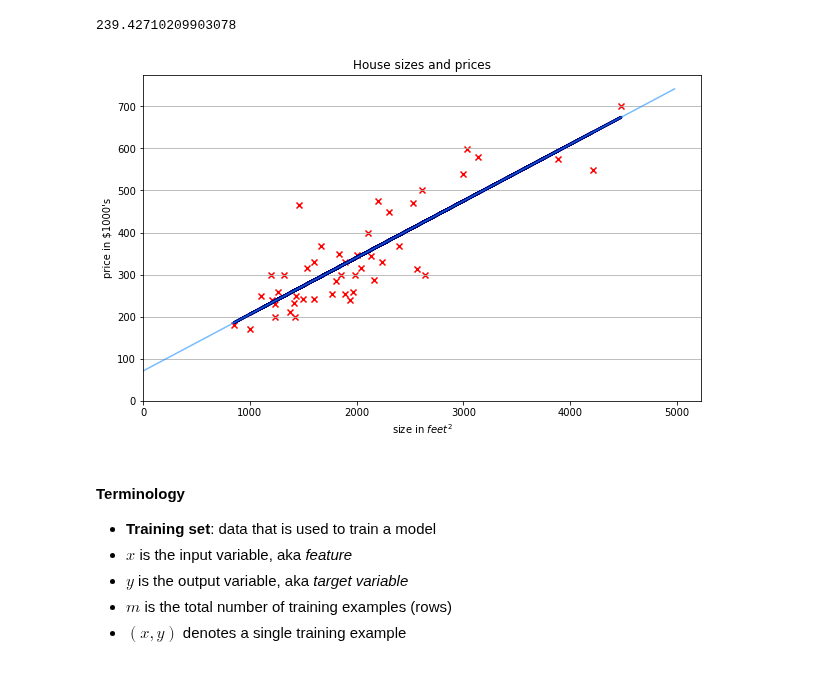
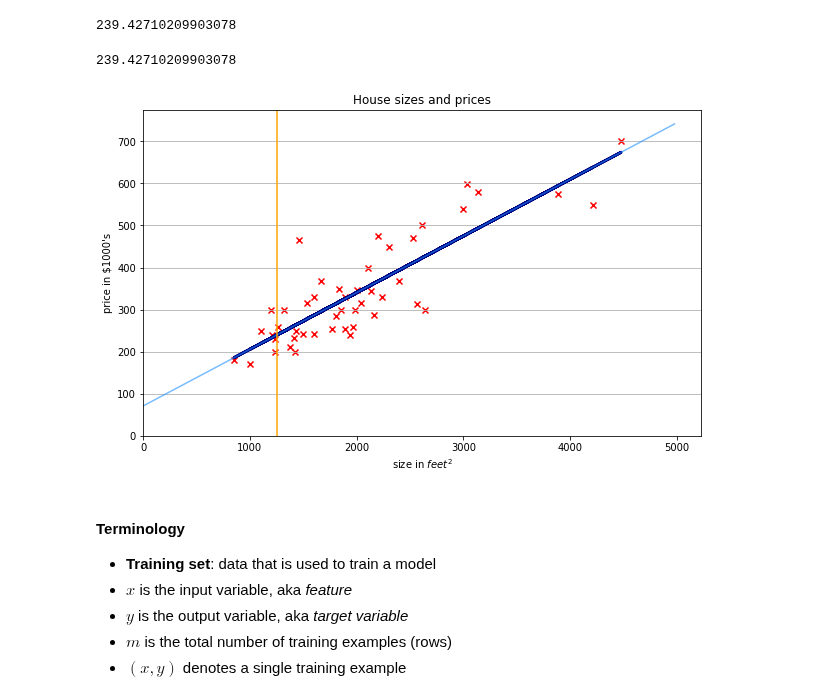
Before and after one commit to PaulToronto/Stanford-Andrew-Ng-Machine-Learning-Specialization, a Jupyter notebook: 1_1_Introduction_to_Machine_Learning.ipynb, the cells around one changed output. Saved outputs shown, nothing was run; the diff lists cells and outputs as text; code cells hidden in the pictures.

```diff
--- a/1_1_Introduction_to_Machine_Learning.ipynb
+++ b/1_1_Introduction_to_Machine_Learning.ipynb
@@ -187,8 +187,8 @@ plt.show()
 # %% [output]
 [figure]
 # %%
-X = portland[['Size']]
-y = portland['Price']
+X = np.array(portland[['Size']])
+y = np.array(portland['Price'])
 
 model = LinearRegression()
 model.fit(X, y)
@@ -205,30 +205,37 @@ size_1250_predict = model.intercept_ + 1250 * model.coef_[0]
 size_1250_predict
 # %% [output]
 239.42710209903078
+# %%
+model.predict(np.array([1250]).reshape(1, 1))[0]
+# %% [output]
+239.42710209903078
 # %%
 plt.figure(figsize=(10, 6))
 plt.scatter(X,
             y,
             marker='x',
             color='red');
 
 # regression line - two ways
 house_size = np.linspace(0, portland['Size'].max() + 500)
 plt.plot(portland['Size'], fitted, color='navy', linewidth=3)
 plt.plot(house_size,
          model.intercept_ + house_size * model.coef_[0],
          color='dodgerblue', alpha=0.6)
 
+# prediction for house of 1250 square feet
+plt.axvline(1250, c='orange')
+
 plt.xlim(xmin=0)
 plt.ylim(ymin=0)
 plt.grid(axis='y')
 plt.title('House sizes and prices')
 plt.xlabel('size in ${feet}^2$')
 plt.ylabel("price in $1000's")
 
 plt.show()
 # %% [output]
-[figure, old version]
+[figure, new version]
 # %% [markdown]
 #### Terminology
 
```
Also changed, not shown: parts of 4 cells of this notebook.
